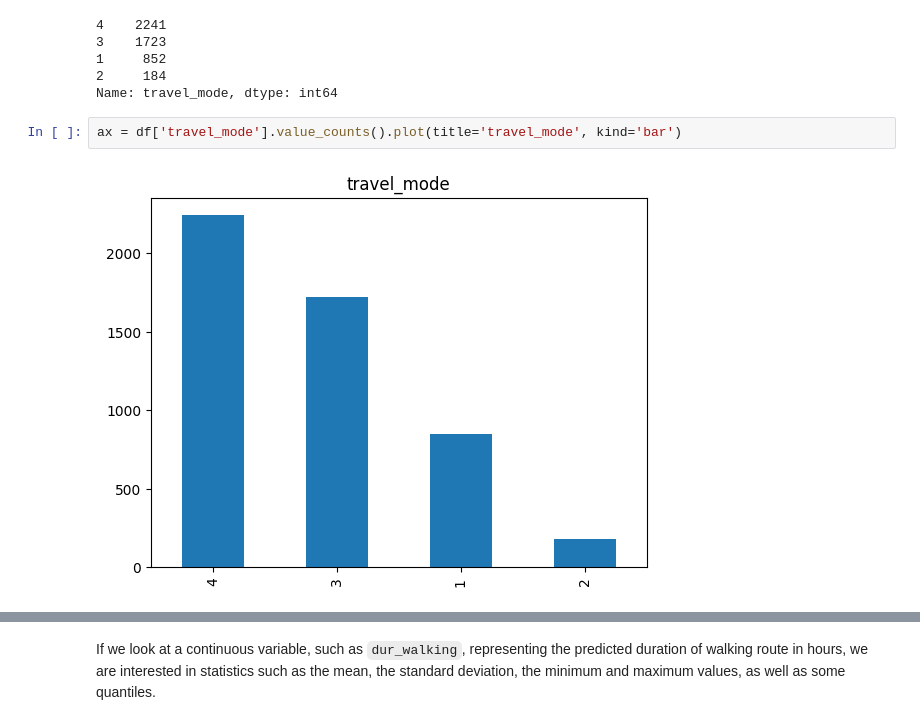
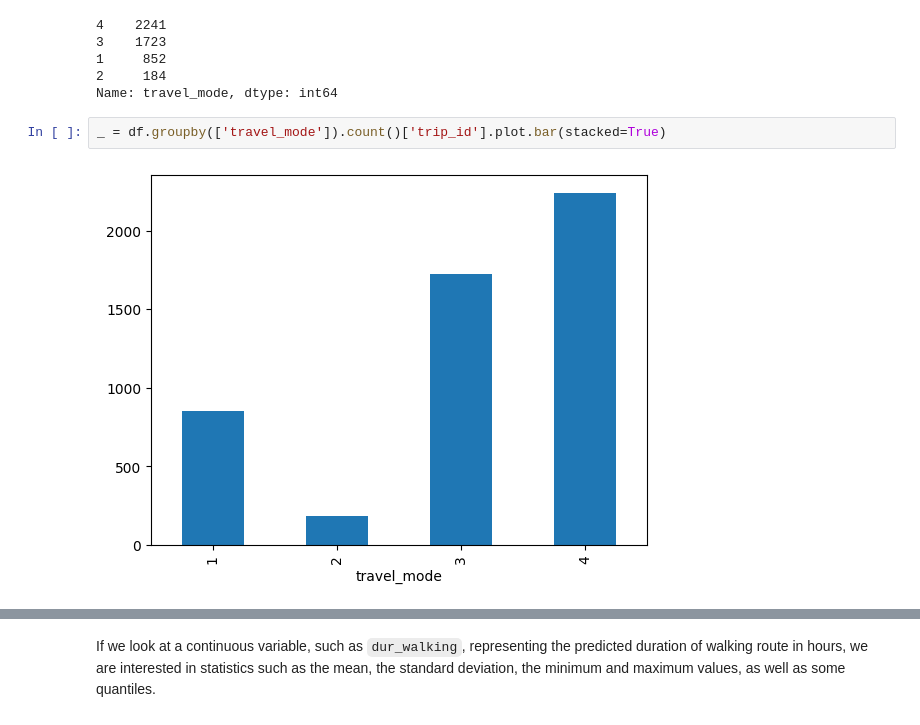
Before and after one commit to GAnagno/Choice, a Jupyter notebook: assignment.ipynb, the cells around one changed output, grey strips where cells are left out. Cells and saved outputs as stored; diff of their text form.

```diff
--- a/assignment.ipynb
+++ b/assignment.ipynb
@@ -74,7 +74,7 @@ df['travel_mode'].value_counts()
 1     852
 2     184
 Name: travel_mode, dtype: int64
-# %%
-ax = df['travel_mode'].value_counts().plot(title='travel_mode', kind='bar')
-# %% [output]
-[figure, removed]
+# %%
+_ = df.groupby(['travel_mode']).count()['trip_id'].plot.bar(stacked=True)
+# %% [output]
+[figure, added]
```
Also changed, not shown: parts of 21 cells of this notebook.
